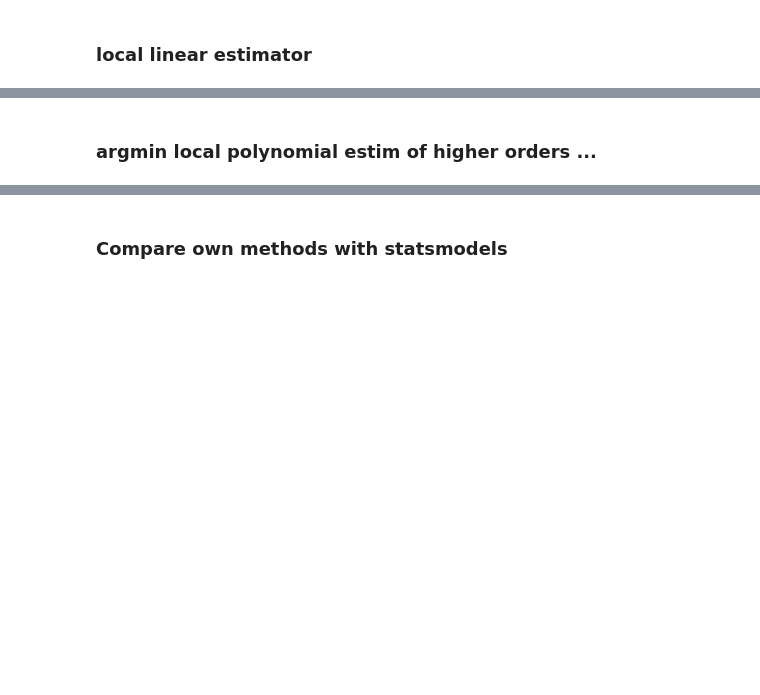
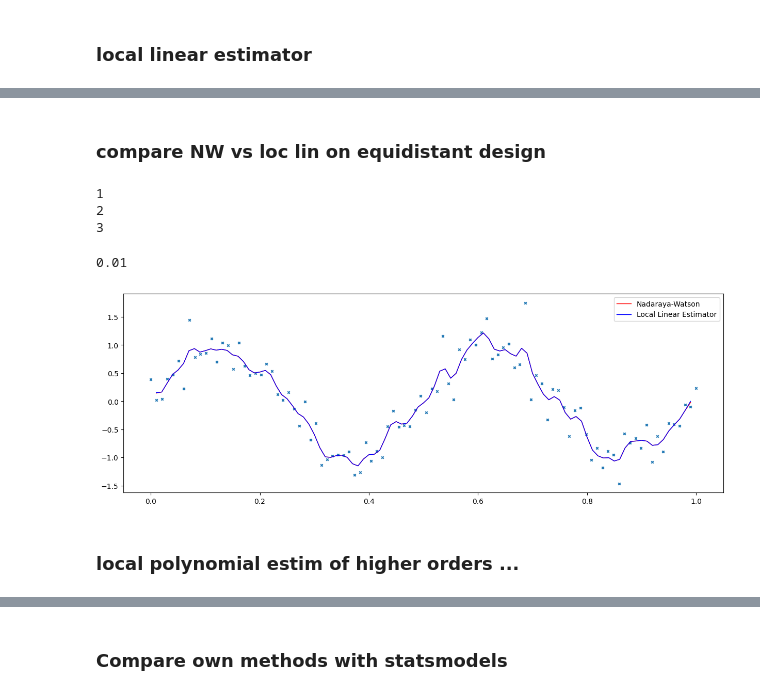
Before and after one commit to hikotei/Kernel-Simulations, a Jupyter notebook: 2024_02_14 LPE.ipynb, the cells around one changed output, grey strips where cells are left out. Saved outputs shown, nothing was run; the diff lists cells and outputs as text; code cells hidden in the pictures; blank space fills up the shorter version.

```diff
--- a/2024_02_14 LPE.ipynb
+++ b/2024_02_14 LPE.ipynb
@@ -524,47 +290,44 @@ plt.show()
+# %% [markdown]
+### compare NW vs loc lin on equidistant design
+# %%
+for i in range(1,4):
+    print(i)
+# %% [output]
+1
+2
+3
 # %%
-# # simulation params
-# n = 15
-# x_min = -5
-# x_max = 5
+# create equidistant x points on [0,1]
+n = 100
+x_min = 0
+x_max = 1
+x = np.linspace(x_min, x_max, n)
+y = np.sin(4 * np.pi * x) + np.random.normal(0, 0.3, n)
+# y = 5 * x + 1
 
-# np.random.seed(123)
-# # generate data using trend = x^2 and gaussian noise
-# x = np.linspace(x_min, x_max, n)
-# # print(f"observations at x = {x}")
-# y = x**2 + np.random.normal(0, 3, n)
+# fit nw estimator
+n_pred = 100
+x_pred = np.array([k/n_pred for k in range(1,n_pred)])
+# define h = elementwise min(x_pred, 1-x_pred)
+h = min(np.minimum(x_pred, 1-x_pred))
+print(h)
+h = 0.01
 
-# # Fit Linear Regression model
-# model = LinearRegression()
-# model.fit(x.reshape(-1, 1), y)
-# y_pred = model.predict(x.reshape(-1, 1))
+y_pred_nw = nadaraya_watson(x, y, x_pred, "gauss", h)
+y_pred_loclin, b = loc_lin_estim_wls(x, y, x_pred, "gauss", h)
 
-# # Use Nadaraya-Watson Estimator
-# x_pred = np.linspace(x_min, x_max, n * 100)
-# # print(f"making NW pred at {x_pred}")
-
-# h = 0.1 * (1 / np.pi)
-# h = 0.5
-# y_pred_nw = nadaraya_watson(x, y, x_pred, "rect", h=h)
-# y_pred_ll_argmin, weights_argmin = loc_lin_estim_argmin(x, y, x_pred, "rect", h=h)
-# y_pred_ll_wls, weights_wls = loc_lin_estim_wls(x, y, x_pred, "rect", h=h)
-
-# # Plot the original data and the regression line
-# plt.figure(figsize=(15, 5))
-# plt.scatter(x, y, s=20, marker='x', c='red')
-# plt.plot(x, y_pred, color="grey", ls="--", lw=1, label="Linear Regression")
-# plt.plot(x_pred, y_pred_nw, color="pink", lw=1, label="Nadaraya-Watson")
-# plt.plot(x_pred, y_pred_ll_argmin, color="blue", lw=1.5, ls='-.', label="Local Linear Estimator argmin")
-# plt.plot(x_pred, y_pred_ll_wls, color="green", lw=1.5, ls='--', label="Local Linear Estimator WLS")
-
-# plt.legend()
-# plt.show()
-
-# plt.figure(figsize=(15, 5))
-# plt.plot(x_pred, -weights_argmin[1], label="slope argmin")
-# plt.plot(x_pred, -weights_wls[1], label="slope wls")
-# plt.show()
+# Plot the original data and the regression line
+plt.figure(figsize=(15, 5))
+plt.scatter(x, y, s=10, marker="x")
+plt.plot(x_pred, y_pred_nw, color="red", lw=1, label="Nadaraya-Watson")
+plt.plot(x_pred, y_pred_loclin, color="blue", lw=1, label="Local Linear Estimator")
+plt.legend()
+plt.show()
+# %% [output]
+0.01
+[figure, added]
 # %% [markdown]
-### argmin local polynomial estim of higher orders ...
+### local polynomial estim of higher orders ...
 # %%
 def loc_quad_estim_wls(x_obs, y_obs, x_pred, kernel, h=1):
 
```
Also changed, not shown: parts of 19 cells of this notebook, 4 other files.
